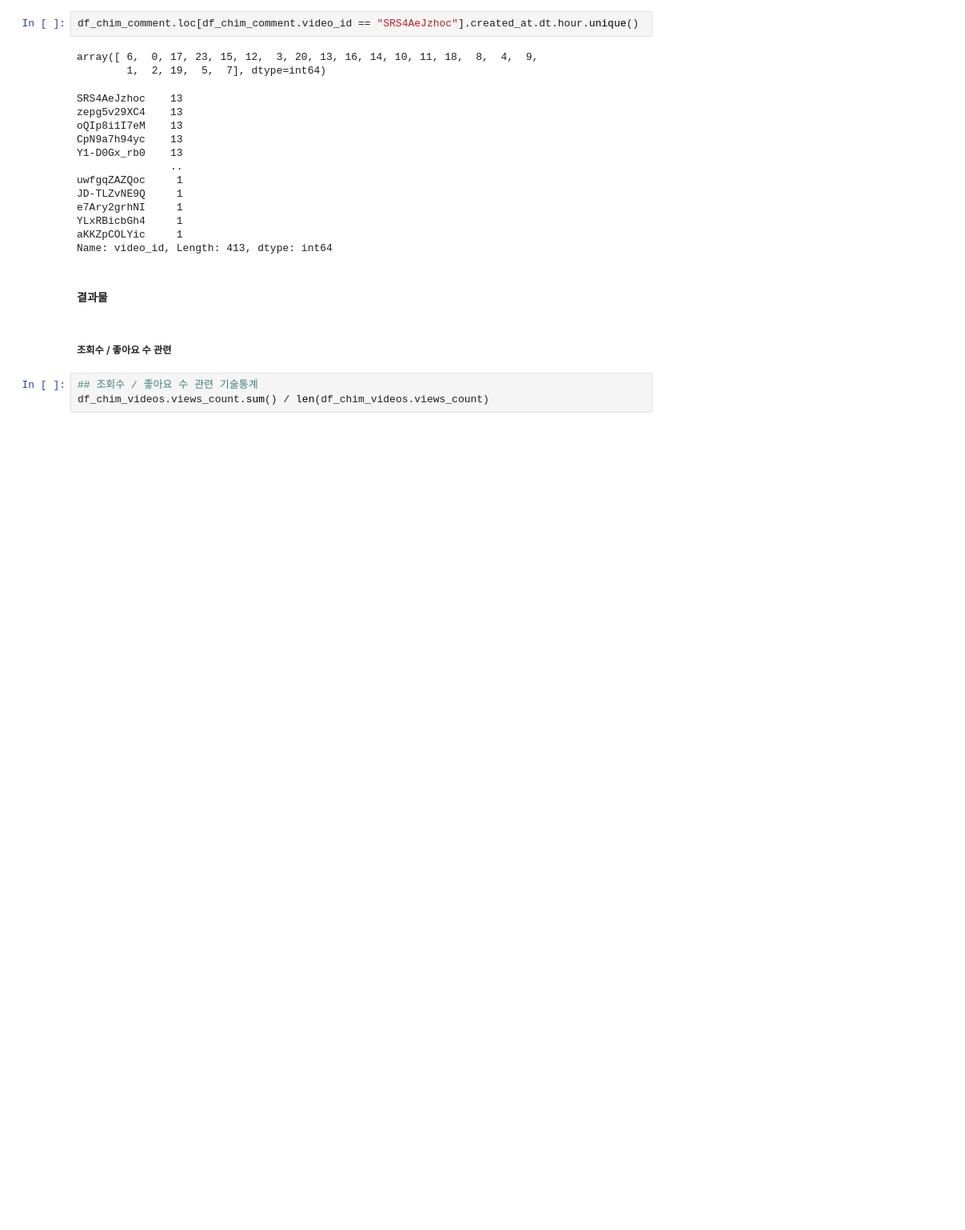
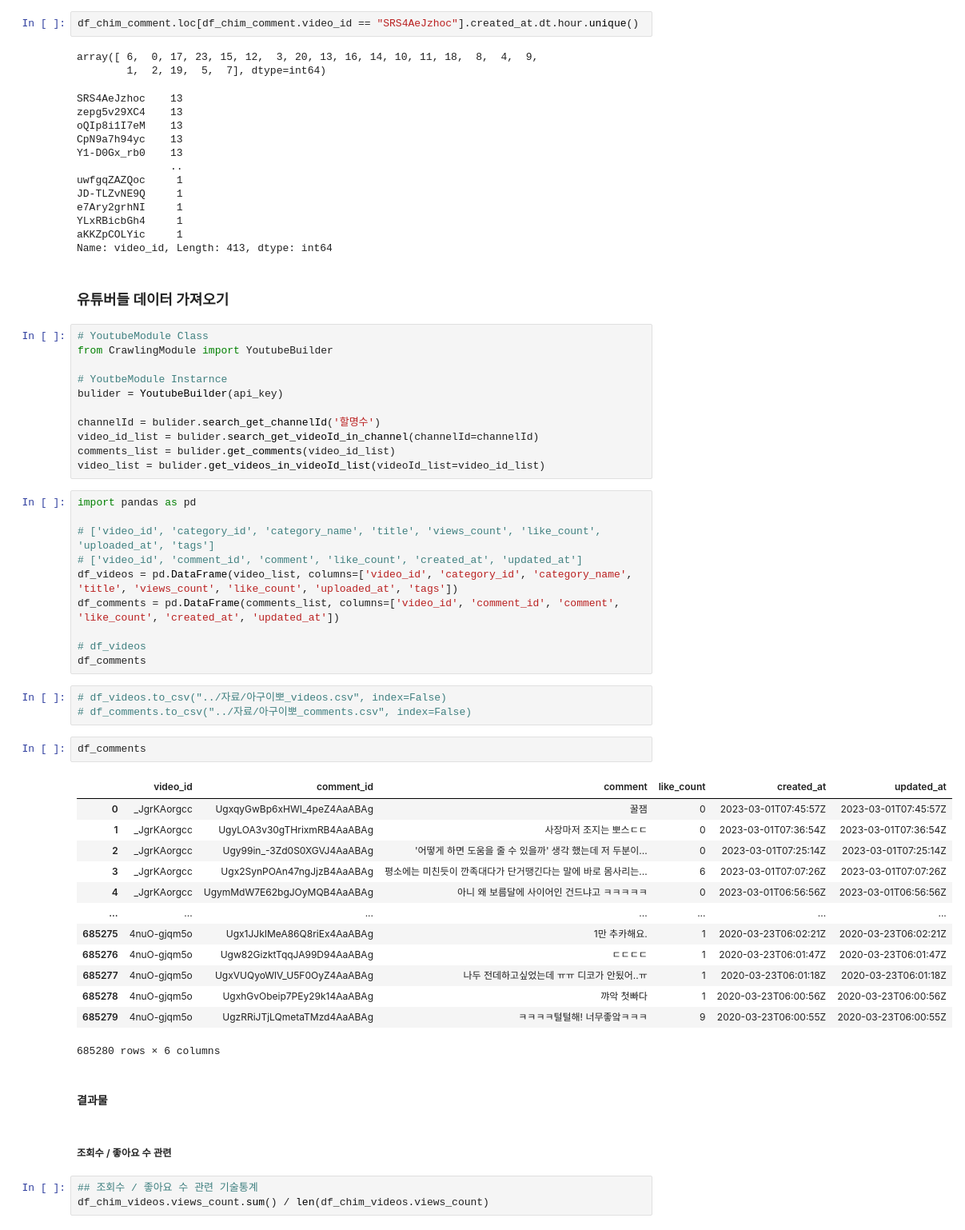
Before and after one commit to kimhyunso/coper-project, a Jupyter notebook: practice_analysis_dowon.ipynb, the cells around one changed output. Shown at 80% size. Saved outputs shown, nothing was run; the diff lists cells and outputs as text; blank space fills up the shorter version.

```diff
--- a/practice_analysis_dowon.ipynb
+++ b/practice_analysis_dowon.ipynb
@@ -833,6 +870,48 @@ e7Ary2grhNI     1
 YLxRBicbGh4     1
 aKKZpCOLYic     1
 Name: video_id, Length: 413, dtype: int64
+# %% [markdown]
+### 유튜버들 데이터 가져오기
+# %%
+# YoutubeModule Class
+from CrawlingModule import YoutubeBuilder
+
+# YoutbeModule Instarnce
+bulider = YoutubeBuilder(api_key)
+
+channelId = bulider.search_get_channelId('할명수')
+video_id_list = bulider.search_get_videoId_in_channel(channelId=channelId)
+comments_list = bulider.get_comments(video_id_list)
+video_list = bulider.get_videos_in_videoId_list(videoId_list=video_id_list)
+# %%
+import pandas as pd
+
+# ['video_id', 'category_id', 'category_name', 'title', 'views_count', 'like_count', 'uploaded_at', 'tags']
+# ['video_id', 'comment_id', 'comment', 'like_count', 'created_at', 'updated_at']
+df_videos = pd.DataFrame(video_list, columns=['video_id', 'category_id', 'category_name', 'title', 'views_count', 'like_count', 'uploaded_at', 'tags'])
+df_comments = pd.DataFrame(comments_list, columns=['video_id', 'comment_id', 'comment', 'like_count', 'created_at', 'updated_at'])
+
+# df_videos
+df_comments
+# %%
+# df_videos.to_csv("../자료/아구이뽀_videos.csv", index=False)
+# df_comments.to_csv("../자료/아구이뽀_comments.csv", index=False)
+# %%
+df_comments
+# %% [output]
+|  | video_id | comment_id | comment | like_count | created_at | updated_at |
+| 0 | _JgrKAorgcc | UgxqyGwBp6xHWI_4peZ4AaABAg | 꿀잼 | 0 | 2023-03-01T07:45:57Z | 2023-03-01T07:45:57Z |
+| 1 | _JgrKAorgcc | UgyLOA3v30gTHrixmRB4AaABAg | 사장마저 조지는 뽀스ㄷㄷ | 0 | 2023-03-01T07:36:54Z | 2023-03-01T07:36:54Z |
+| 2 | _JgrKAorgcc | Ugy99in_-3Zd0S0XGVJ4AaABAg | '어떻게 하면 도움을 줄 수 있을까' 생각 했는데 저 두분이... | 0 | 2023-03-01T07:25:14Z | 2023-03-01T07:25:14Z |
+| 3 | _JgrKAorgcc | Ugx2SynPOAn47ngJjzB4AaABAg | 평소에는 미친듯이 깐족대다가 단거땡긴다는 말에 바로 몸사리는... | 6 | 2023-03-01T07:07:26Z | 2023-03-01T07:07:26Z |
+| 4 | _JgrKAorgcc | UgymMdW7E62bgJOyMQB4AaABAg | 아니 왜 보름달에 사이어인 건드냐고 ㅋㅋㅋㅋㅋ | 0 | 2023-03-01T06:56:56Z | 2023-03-01T06:56:56Z |
+| ... | ... | ... | ... | ... | ... | ... |
+| 685275 | 4nuO-gjqm5o | Ugx1JJkIMeA86Q8riEx4AaABAg | 1만 추카해요. | 1 | 2020-03-23T06:02:21Z | 2020-03-23T06:02:21Z |
+| 685276 | 4nuO-gjqm5o | Ugw82GizktTqqJA99D94AaABAg | ㄷㄷㄷㄷ | 1 | 2020-03-23T06:01:47Z | 2020-03-23T06:01:47Z |
+| 685277 | 4nuO-gjqm5o | UgxVUQyoWlV_U5F0OyZ4AaABAg | 나두 전데하고싶었는데 ㅠㅠ 디코가 안됬어..ㅠ | 1 | 2020-03-23T06:01:18Z | 2020-03-23T06:01:18Z |
+| 685278 | 4nuO-gjqm5o | UgxhGvObeip7PEy29k14AaABAg | 꺄악 첫빠다 | 1 | 2020-03-23T06:00:56Z | 2020-03-23T06:00:56Z |
+| 685279 | 4nuO-gjqm5o | UgzRRiJTjLQmetaTMzd4AaABAg | ㅋㅋㅋㅋ털털해! 너무좋앜ㅋㅋㅋ | 9 | 2020-03-23T06:00:55Z | 2020-03-23T06:00:55Z |
+685280 rows × 6 columns
 # %% [markdown]
 #### 결과물
 # %% [markdown]
```
Also changed, not shown: parts of 6 cells of this notebook.
